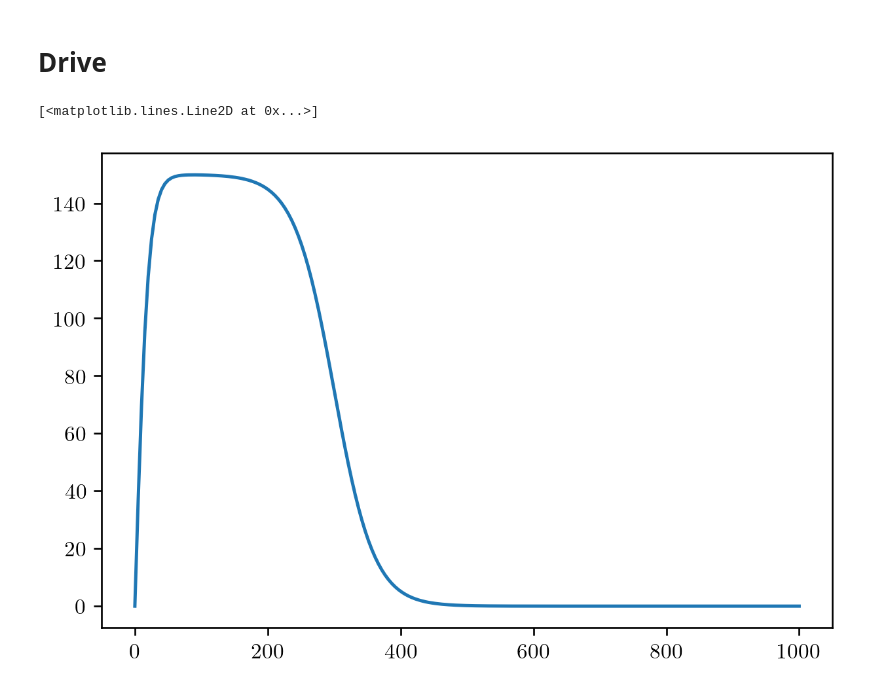
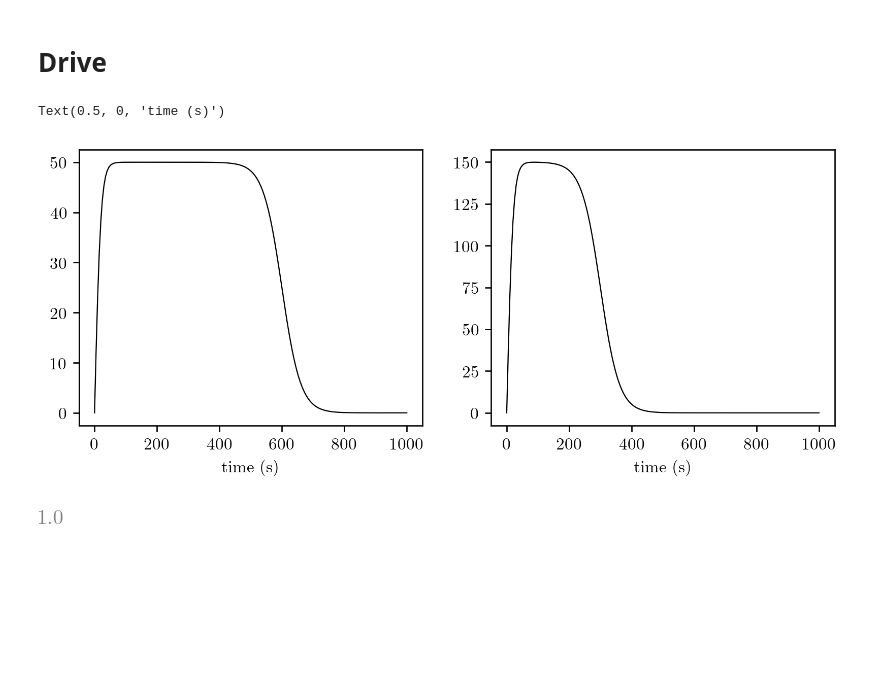
Before and after one commit to MichaelMaex/eindproject-2, a Jupyter notebook: notebooks/large_scale_structure.ipynb, the cells around one changed output. Saved outputs shown, nothing was run; the diff lists cells and outputs as text; code cells hidden in the pictures; blank space fills up the shorter version.

```diff
--- a/notebooks/large_scale_structure.ipynb
+++ b/notebooks/large_scale_structure.ipynb
@@ -119,10 +122,20 @@ def drive(t, A, d):
     v1 = -v0
     v2 = 0
     return v1 + (v0 - v1)*(0.5*(1.-np.tanh(t/20.))) + (v2 - v1)*(0.5*(1.+np.tanh((t-d)/60.)));
-# %%
-t = np.linspace(0,1000,200)
-plt.plot(t, drive(t, 150, 300))
-# print(drive(t, 50, 600))
-# %% [output]
-[<matplotlib.lines.Line2D at 0x...>]
-[figure, removed]
+# %%
+fig, ax, = plt.subplots(1, 2, figsize = (8,3))
+xlabel = "time (s)"
+t = np.linspace(0,1000,200)
+ax[0].plot(t, drive(t, 50, 600), 'k', linewidth = 0.7)
+ax[1].plot(t, drive(t, 150, 300), 'k', linewidth = 0.7)
+ax[0].set_xlabel(xlabel)
+ax[1].set_xlabel(xlabel)
+
+# print(drive(t, 50, 600))
+# %% [output]
+Text(0.5, 0, 'time (s)')
+[figure, added]
+# %%
+t0
+# %% [output]
+[figure, added]
```
Also changed, not shown: parts of 3 cells of this notebook, 3 other files.
